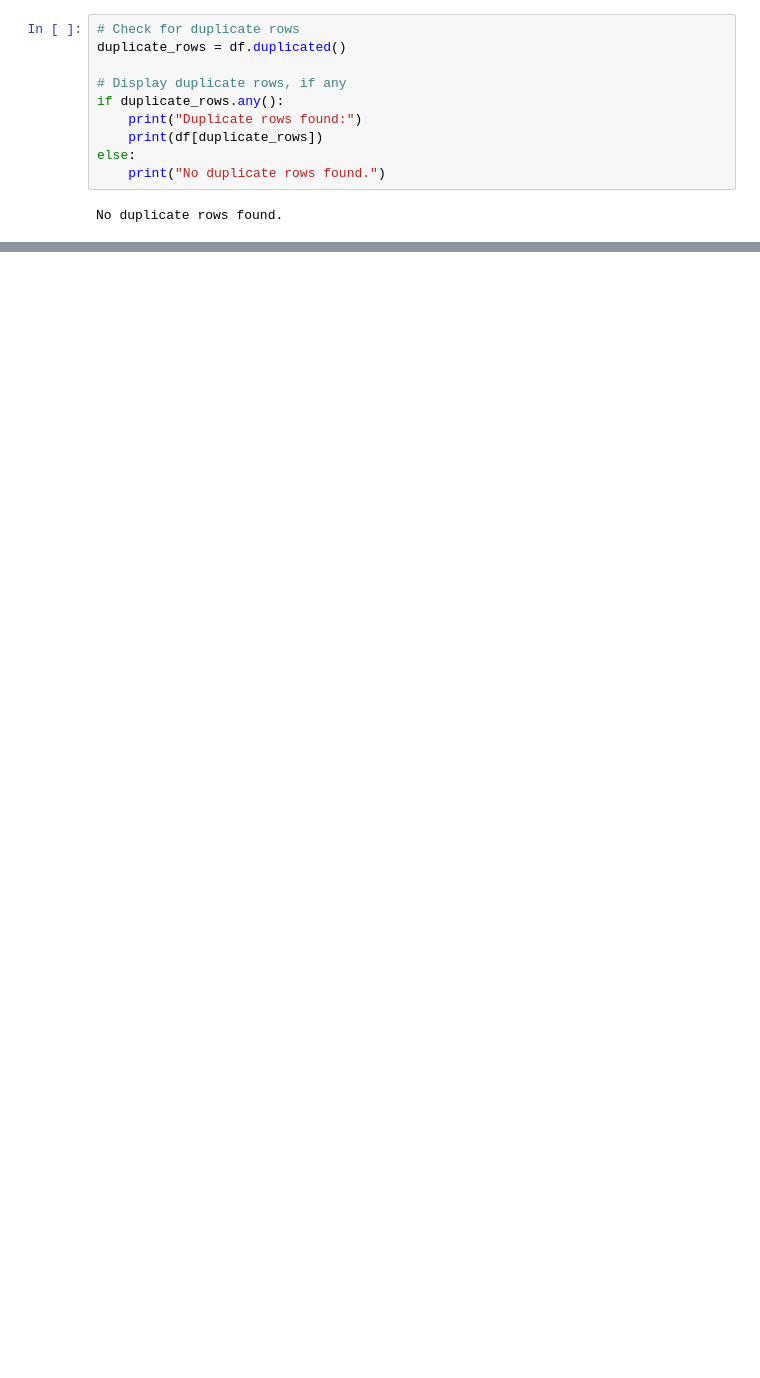
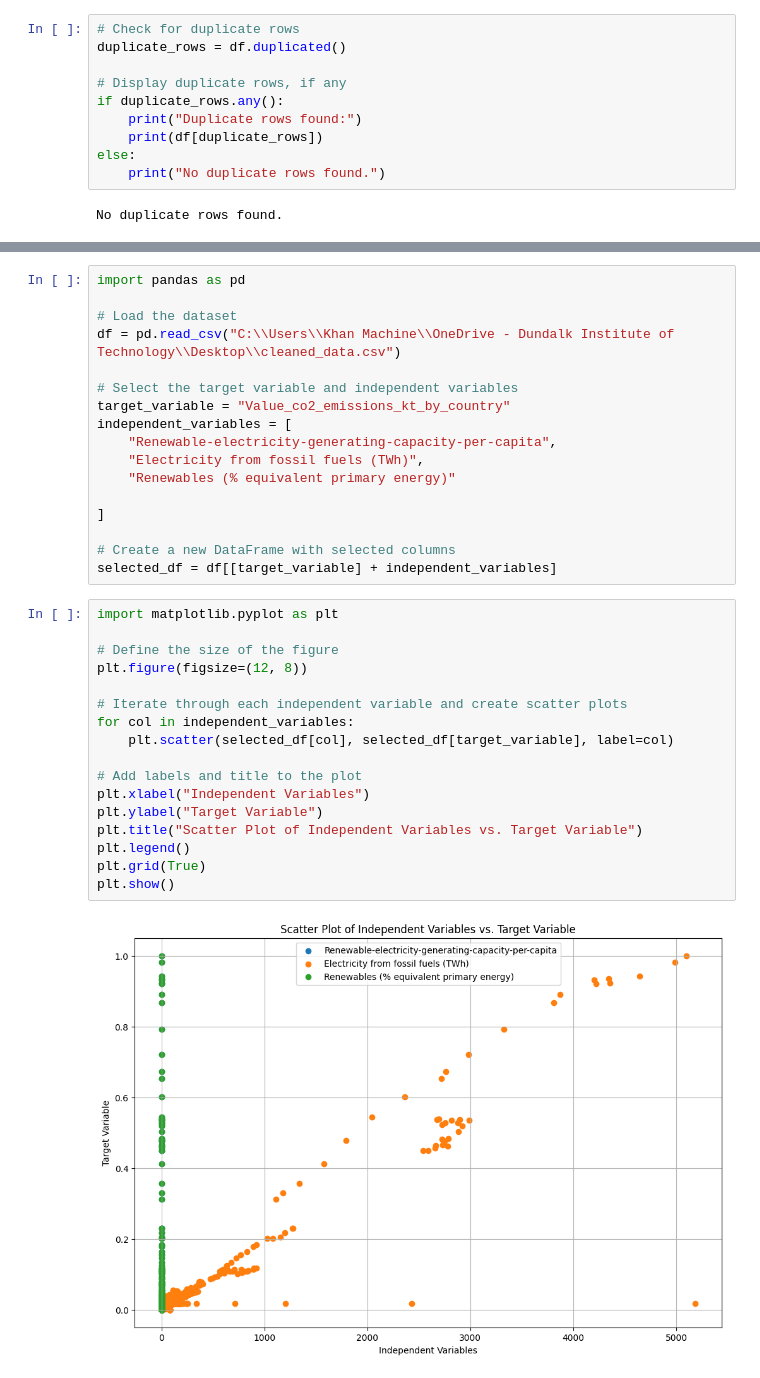
Before and after one commit to Annas-khan424/Data-visualisation, a Jupyter notebook: main.ipynb, the cells around one changed output, grey strips where cells are left out. Cells and saved outputs as stored; diff of their text form; blank space fills up the shorter version.

```diff
--- a/main.ipynb
+++ b/main.ipynb
@@ -200,0 +458,36 @@ No duplicate rows found.
+# %%
+import pandas as pd
+
+# Load the dataset
+df = pd.read_csv("C:\\Users\\Khan Machine\\OneDrive - Dundalk Institute of Technology\\Desktop\\cleaned_data.csv")
+
+# Select the target variable and independent variables
+target_variable = "Value_co2_emissions_kt_by_country"
+independent_variables = [
+    "Renewable-electricity-generating-capacity-per-capita",
+    "Electricity from fossil fuels (TWh)",
+    "Renewables (% equivalent primary energy)"
+
+]
+
+# Create a new DataFrame with selected columns
+selected_df = df[[target_variable] + independent_variables]
+# %%
+import matplotlib.pyplot as plt
+
+# Define the size of the figure
+plt.figure(figsize=(12, 8))
+
+# Iterate through each independent variable and create scatter plots
+for col in independent_variables:
+    plt.scatter(selected_df[col], selected_df[target_variable], label=col)
+
+# Add labels and title to the plot
+plt.xlabel("Independent Variables")
+plt.ylabel("Target Variable")
+plt.title("Scatter Plot of Independent Variables vs. Target Variable")
+plt.legend()
+plt.grid(True)
+plt.show()
+# %% [output]
+[figure, added]
```
Also changed, not shown: parts of 16 cells of this notebook.
